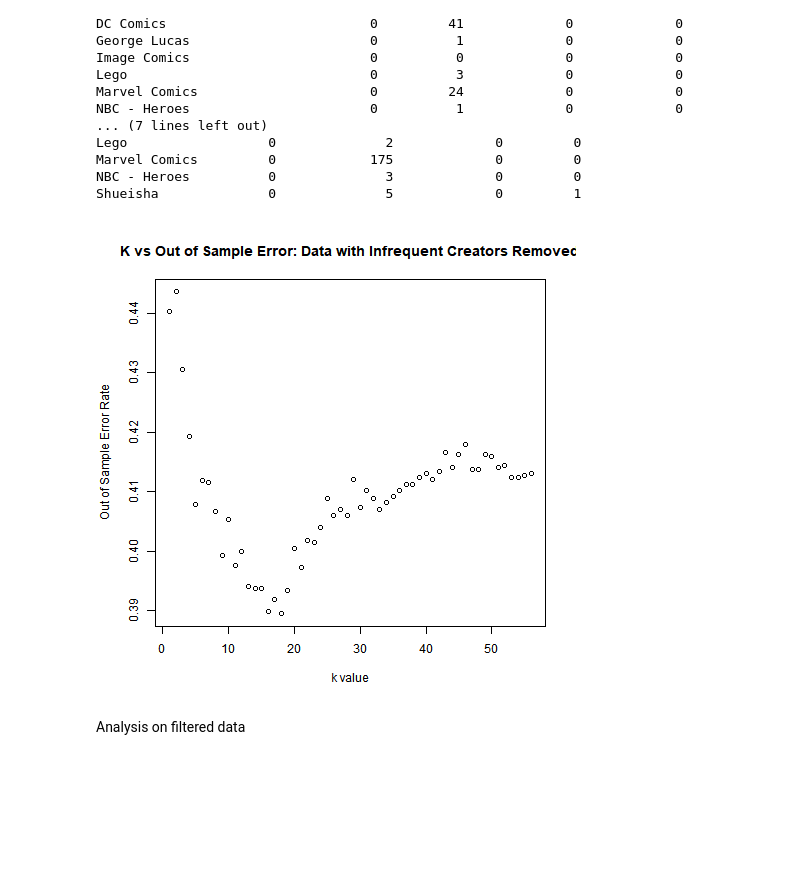
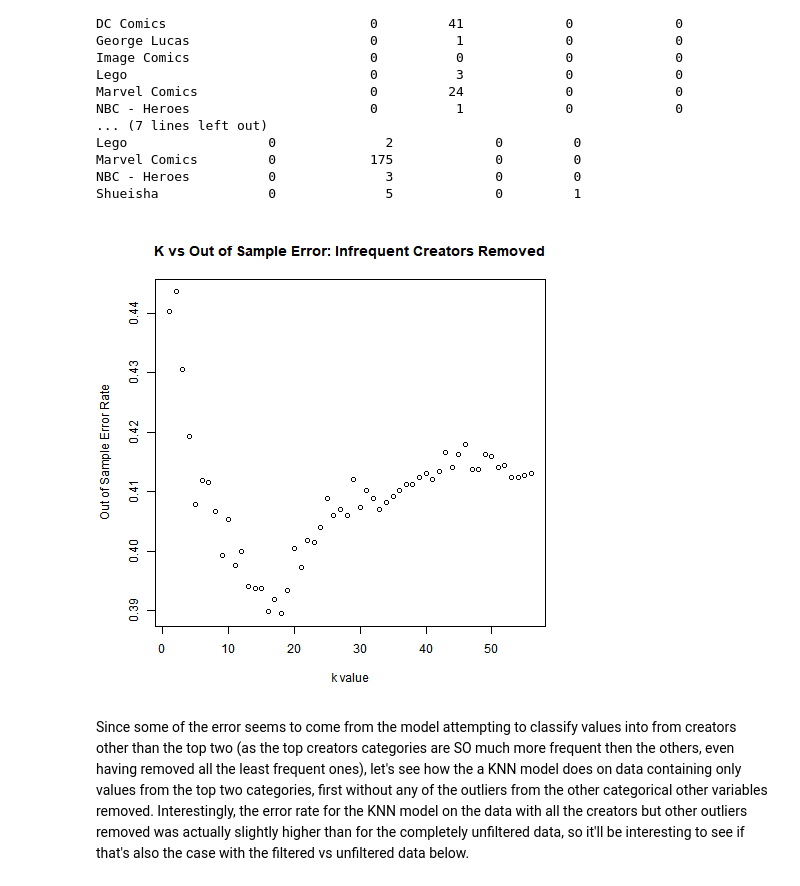
Before and after one commit to mikayla-eckelcifrese/DAT402-Project-1, a Jupyter notebook: K-Nearest Neighbors Analysis.ipynb, the cells around one changed output. Drawn from its saved outputs; the diff is of its cells as text; code cells hidden in the pictures; blank space fills up the shorter version.

```diff
--- a/K-Nearest Neighbors Analysis.ipynb
+++ b/K-Nearest Neighbors Analysis.ipynb
@@ -564,10 +430,10 @@ NBC - Heroes          0              3             0         0
 Shueisha              0              5             0         1
 # %%
 %%R
-plotError(knn_results_no_infrequent_creators, DataName = "Data with Infrequent Creators Removed")
+plotError(knn_results_no_infrequent_creators, DataName = "Infrequent Creators Removed")
 # %% [output]
-[figure, old version]
+[figure, new version]
-# %% [markdown]
-Analysis on filtered data
+# %% [markdown]
+Since some of the error seems to come from the model attempting to  classify values into from creators other than the top two (as the top creators categories are SO much more frequent then the others, even having removed all the least frequent ones), let's see how the a KNN model does on data containing only values from the top two categories, first without any of the outliers from the other categorical  other variables removed.  Interestingly, the error rate for the KNN model on the data with all the creators but other outliers removed was actually slightly higher than for the completely unfiltered data, so it'll be interesting to see if that's also the case with the filtered vs unfiltered data below.
 # %%
 %%R -o knn_results_only_2_creators
```
Also changed, not shown: parts of 22 cells of this notebook.
